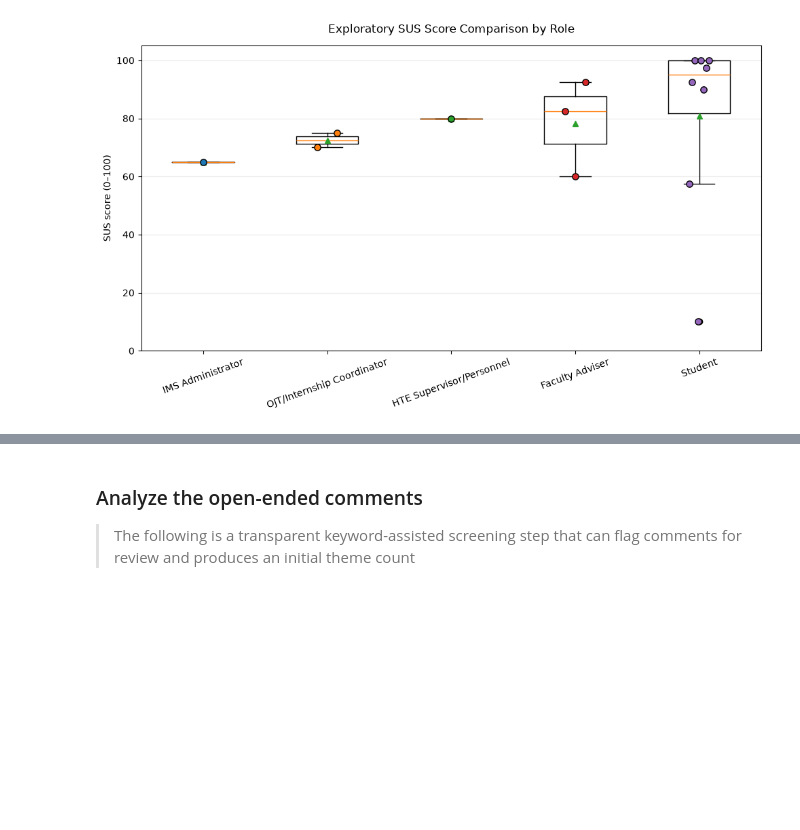
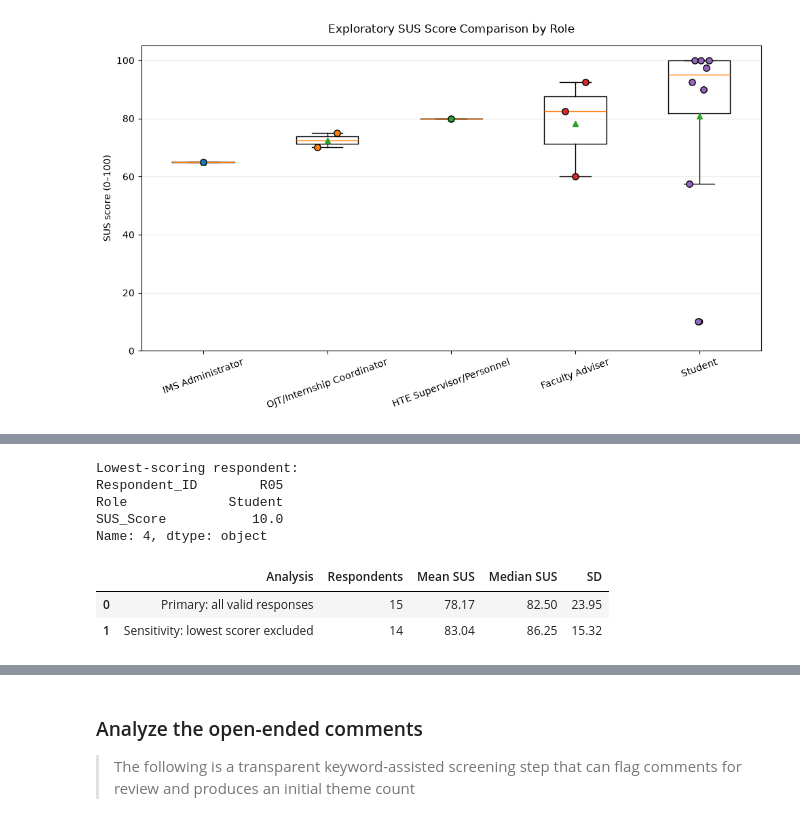
Before and after one commit to imperionite/testbed-requirements, a Jupyter notebook: sus_analysis.ipynb, the cells around one changed output, grey strips where cells are left out. Drawn from its saved outputs; the diff is of its cells as text; code cells hidden in the pictures; blank space fills up the shorter version.

```diff
--- a/sus_analysis.ipynb
+++ b/sus_analysis.ipynb
@@ -531,0 +575,76 @@ plt.show()
+# %%
+# --------------------------------------------------
+# SENSITIVITY ANALYSIS: LOW-SCORING RESPONDENT (Excluding Outlier)
+# --------------------------------------------------
+
+# Ensure respondent IDs are available in the analysis data
+if "Respondent_ID" not in analysis.columns:
+    analysis["Respondent_ID"] = [f"R{i:02d}" for i in range(1, len(analysis) + 1)]
+
+# Identify the lowest-scoring respondent for auditability
+lowest_index = analysis["SUS_Score"].idxmin()
+
+lowest_respondent = analysis.loc[
+    lowest_index,
+    ["Respondent_ID", "Role", "SUS_Score"]
+]
+
+print("Lowest-scoring respondent:")
+print(lowest_respondent)
+
+# Primary analysis: all valid responses
+primary_overall = {
+    "n": len(analysis),
+    "mean": analysis["SUS_Score"].mean(),
+    "median": analysis["SUS_Score"].median(),
+    "sd": analysis["SUS_Score"].std(ddof=1),
+}
+
+# Sensitivity analysis: exclude the lowest-scoring respondent
+sensitivity_analysis = analysis.drop(index=lowest_index)
+
+sensitivity_overall = {
+    "n": len(sensitivity_analysis),
+    "mean": sensitivity_analysis["SUS_Score"].mean(),
+    "median": sensitivity_analysis["SUS_Score"].median(),
+    "sd": sensitivity_analysis["SUS_Score"].std(ddof=1),
+}
+
+sensitivity_table = pd.DataFrame({
+    "Analysis": [
+        "Primary: all valid responses",
+        "Sensitivity: lowest scorer excluded"
+    ],
+    "Respondents": [
+        primary_overall["n"],
+        sensitivity_overall["n"]
+    ],
+    "Mean SUS": [
+        primary_overall["mean"],
+        sensitivity_overall["mean"]
+    ],
+    "Median SUS": [
+        primary_overall["median"],
+        sensitivity_overall["median"]
+    ],
+    "SD": [
+        primary_overall["sd"],
+        sensitivity_overall["sd"]
+    ],
+}).round(2)
+
+sensitivity_table.to_csv(
+    TABLE_DIR / "sus_sensitivity_low_score_excluded.csv",
+    index=False
+)
+
+display(sensitivity_table)
+# %% [output]
+Lowest-scoring respondent:
+Respondent_ID        R05
+Role             Student
+SUS_Score           10.0
+Name: 4, dtype: object
+|  | Analysis | Respondents | Mean SUS | Median SUS | SD |
+| 0 | Primary: all valid responses | 15 | 78.17 | 82.50 | 23.95 |
+| 1 | Sensitivity: lowest scorer excluded | 14 | 83.04 | 86.25 | 15.32 |
```
Also changed, not shown: parts of 6 cells of this notebook, 4 other files.
